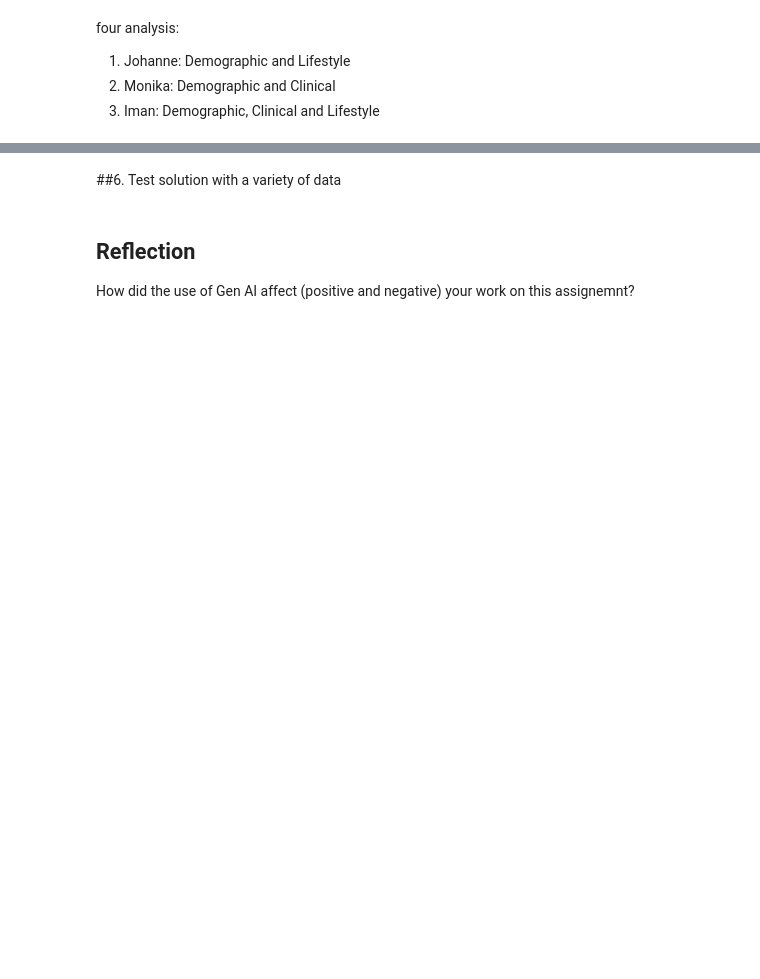
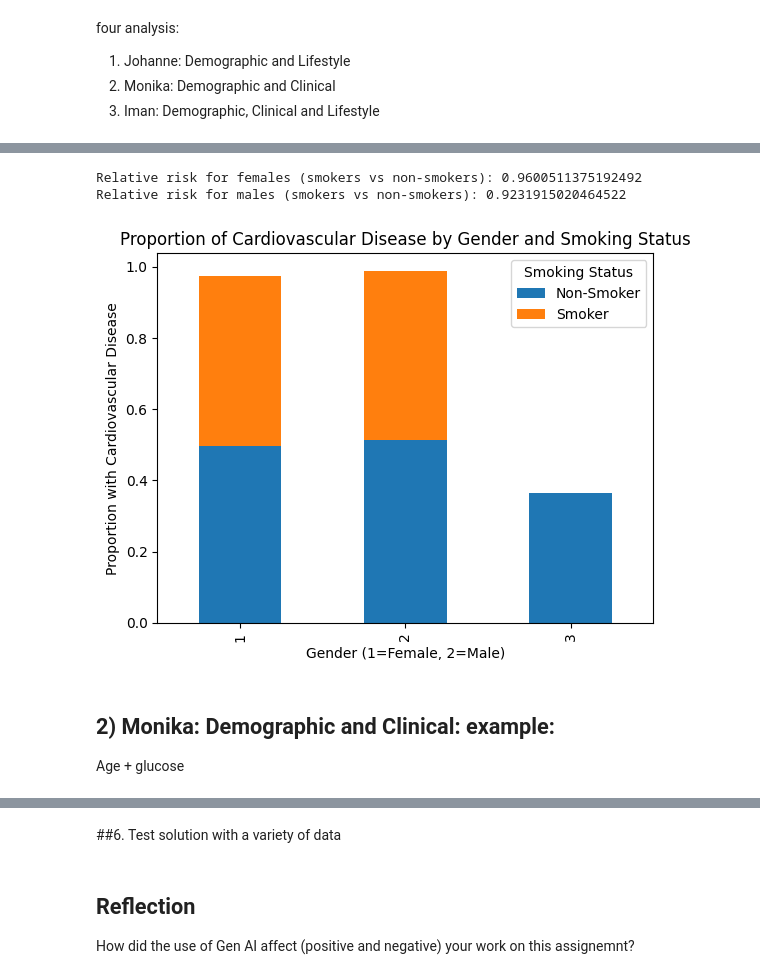
Before and after one commit to monikabuss/ISYS5002-2024-semester2, a Jupyter notebook: Code_Development_Colab.ipynb, the cells around one changed output, grey strips where cells are left out. Saved outputs shown, nothing was run; the diff lists cells and outputs as text; code cells hidden in the pictures; blank space fills up the shorter version.

```diff
--- a/Code_Development_Colab.ipynb
+++ b/Code_Development_Colab.ipynb
@@ -296,0 +326,46 @@ four analysis:
+# %%
+# Calculate risk for female (gender=1) and male (gender=2) smokers vs non-smokers
+females = med_ex_df[med_ex_df['gender'] == 1]
+males = med_ex_df[med_ex_df['gender'] == 2]
+
+# Risk for female smokers
+risk_female_smokers = females[females['smoke'] == 1]['cardio'].mean()
+risk_female_non_smokers = females[females['smoke'] == 0]['cardio'].mean()
+
+# Risk for male smokers
+risk_male_smokers = males[males['smoke'] == 1]['cardio'].mean()
+risk_male_non_smokers = males[males['smoke'] == 0]['cardio'].mean()
+
+# Calculate relative risk
+rr_female = risk_female_smokers / risk_female_non_smokers
+rr_male = risk_male_smokers / risk_male_non_smokers
+
+# Print the relative risks
+print(f'Relative risk for females (smokers vs non-smokers): {rr_female}')
+print(f'Relative risk for males (smokers vs non-smokers): {rr_male}')
+# %% [output]
+Relative risk for females (smokers vs non-smokers): 0.9600511375192492
+Relative risk for males (smokers vs non-smokers): 0.9231915020464522
+# %%
+# Get the proportion of cardiovascular disease by gender and smoking status
+gender_smoke = med_ex_df.groupby(['gender', 'smoke'])['cardio'].mean()
+
+# Create a DataFrame for visualization
+gender_smoke_df = gender_smoke.unstack()
+
+# Plot a stacked bar chart
+gender_smoke_df.plot(kind='bar', stacked=True)
+
+# Add labels and title
+plt.title('Proportion of Cardiovascular Disease by Gender and Smoking Status')
+plt.xlabel('Gender (1=Female, 2=Male)')
+plt.ylabel('Proportion with Cardiovascular Disease')
+plt.legend(['Non-Smoker', 'Smoker'], title='Smoking Status')
+
+# Show the plot
+plt.show()
+# %% [output]
+[figure, added]
+# %% [markdown]
+## 2) Monika: Demographic and Clinical: example:
+Age + glucose
```
Also changed, not shown: parts of 34 cells of this notebook.
